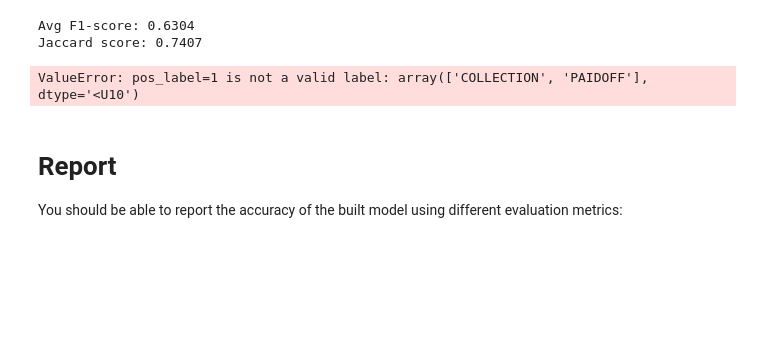
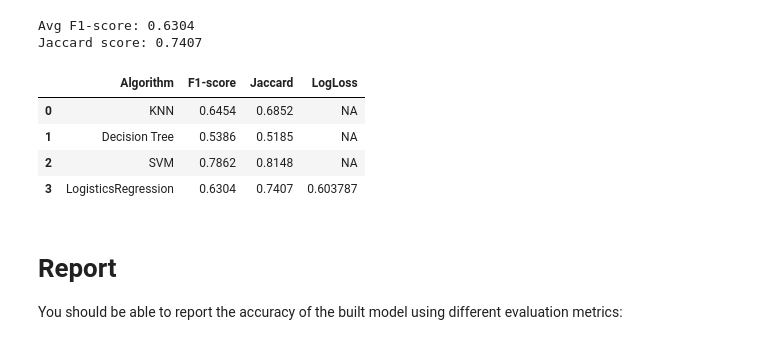
Before and after one commit to ovowiny/Coursera-Machine-Learning, a Jupyter notebook: Machine Learning Capstone Project.ipynb, the cells around one changed output. Saved outputs shown, nothing was run; the diff lists cells and outputs as text; code cells hidden in the pictures; blank space fills up the shorter version.

```diff
--- a/Machine Learning Capstone Project.ipynb
+++ b/Machine Learning Capstone Project.ipynb
@@ -719,18 +719,22 @@ Jaccard score: 0.7407
 # %%
 
 Report = [{'Algorithm' : 'KNN', 'Jaccard':  "%.4f" % jaccard_similarity_score(test_y, y_hat),
-           'F1-score': "%.4f" % f1_score(test_y, y_hat), 'LogLoss': 'NA'},
+           'F1-score': "%.4f" % f1_score(test_y, y_hat, average='weighted'), 'LogLoss': 'NA'},
           {'Algorithm' : 'Decision Tree', 'Jaccard':  "%.4f" % jaccard_similarity_score(test_y, pred_Tree),
-          'F1-score': "%.4f" % jaccard_similarity_score(test_y, pred_Tree), 'LogLoss': 'NA'},
+          'F1-score': "%.4f" % f1_score(test_y, pred_Tree, average='weighted'), 'LogLoss': 'NA'},
           {'Algorithm' : 'SVM', 'Jaccard':  "%.4f" % jaccard_similarity_score(test_y, y_pred_),
-           'F1-score': "%.4f" % jaccard_similarity_score(test_y, y_pred_), 'LogLoss': 'NA'},
+           'F1-score': "%.4f" % f1_score(test_y, y_pred_, average='weighted'), 'LogLoss': 'NA'},
           {'Algorithm' : 'LogisticsRegression', 'Jaccard':  "%.4f" % jaccard_similarity_score(test_y, log_pred_),
-           'F1-score': "%.4f" % jaccard_similarity_score(test_y, log_pred_), 'LogLoss': log_loss(test_y, yhat_prob_)}
+           'F1-score': "%.4f" % f1_score(test_y, log_pred_, average='weighted'), 'LogLoss': log_loss(test_y, yhat_prob_)}
          ]
 Reports = pd.DataFrame(Report)
 Reports
 # %% [output]
-ValueError: pos_label=1 is not a valid label: array(['COLLECTION', 'PAIDOFF'], dtype='<U10')
+|  | Algorithm | F1-score | Jaccard | LogLoss |
+| 0 | KNN | 0.6454 | 0.6852 | NA |
+| 1 | Decision Tree | 0.5386 | 0.5185 | NA |
+| 2 | SVM | 0.7862 | 0.8148 | NA |
+| 3 | LogisticsRegression | 0.6304 | 0.7407 | 0.603787 |
 # %% [markdown]
 # Report
 You should be able to report the accuracy of the built model using different evaluation metrics:
```
